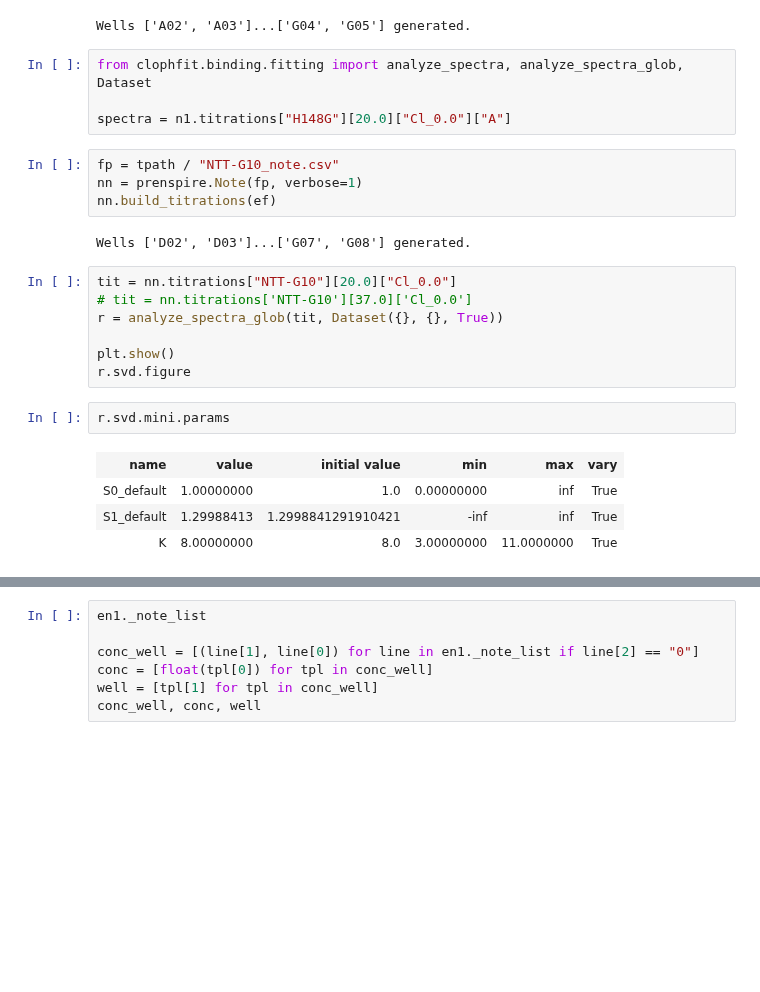
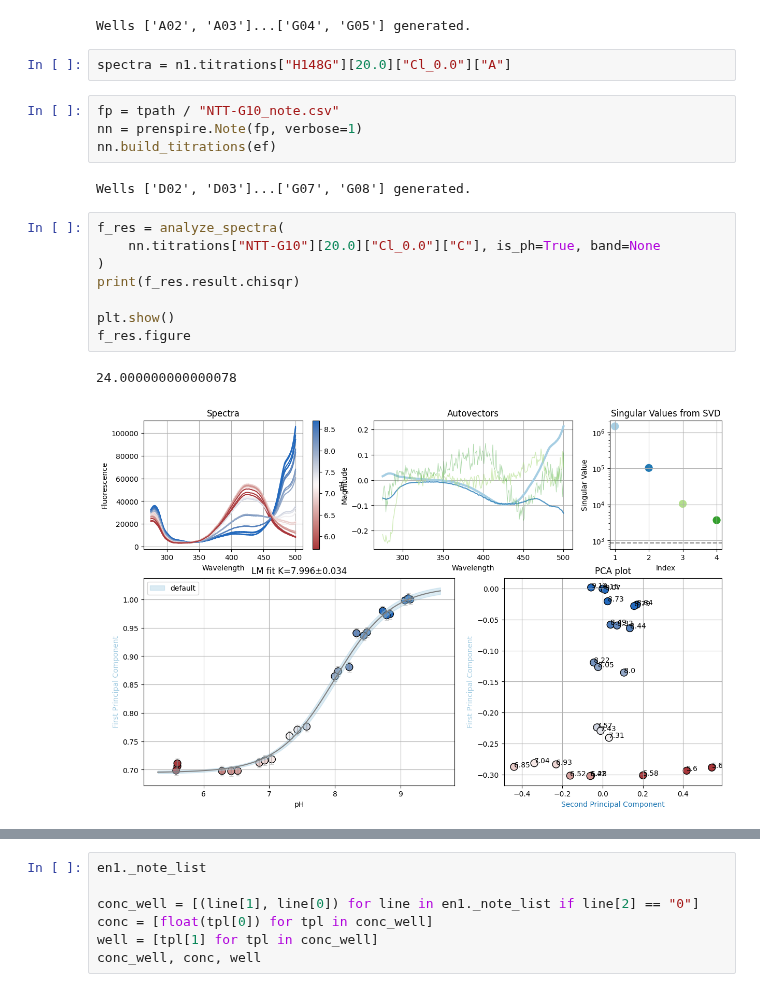
Before and after one commit to darosio/ClopHfit, a Jupyter notebook: docs/tutorials/prenspire.ipynb, the cells around one changed output, grey strips where cells are left out. Drawn from its saved outputs; the diff is of its cells as text; blank space fills up the shorter version.

Commit message:
refactor: binding.fitting and .plotting with posterior SpectraGlob plots

```diff
--- a/docs/tutorials/prenspire.ipynb
+++ b/docs/tutorials/prenspire.ipynb
@@ -95,8 +103,6 @@ n1.build_titrations(ef1)
 # %% [output]
 Wells ['A02', 'A03']...['G04', 'G05'] generated.
 # %%
-from clophfit.binding.fitting import analyze_spectra, analyze_spectra_glob, Dataset
-
 spectra = n1.titrations["H148G"][20.0]["Cl_0.0"]["A"]
 # %%
 fp = tpath / "NTT-G10_note.csv"
@@ -105,16 +111,13 @@ nn.build_titrations(ef)
 # %% [output]
 Wells ['D02', 'D03']...['G07', 'G08'] generated.
 # %%
-tit = nn.titrations["NTT-G10"][20.0]["Cl_0.0"]
-# tit = nn.titrations['NTT-G10'][37.0]['Cl_0.0']
-r = analyze_spectra_glob(tit, Dataset({}, {}, True))
+f_res = analyze_spectra(
+    nn.titrations["NTT-G10"][20.0]["Cl_0.0"]["C"], is_ph=True, band=None
+)
+print(f_res.result.chisqr)
 
 plt.show()
-r.svd.figure
+f_res.figure
+# %% [output]
+24.000000000000078
+[figure, added]
-# %%
-r.svd.mini.params
-# %% [output]
-| name | value | initial value | min | max | vary |
-| S0_default | 1.00000000 | 1.0 | 0.00000000 | inf | True |
-| S1_default | 1.29988413 | 1.2998841291910421 | -inf | inf | True |
-| K | 8.00000000 | 8.0 | 3.00000000 | 11.0000000 | True |
```
Also changed, not shown: parts of 17 cells of this notebook, 2 other files.
